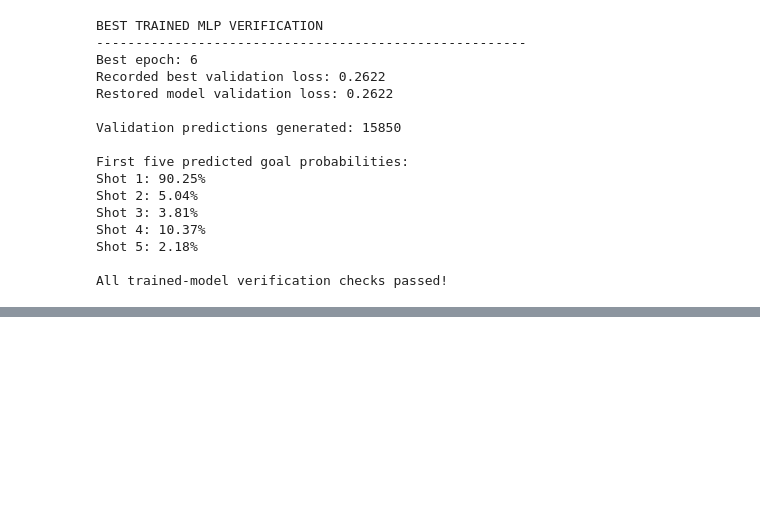
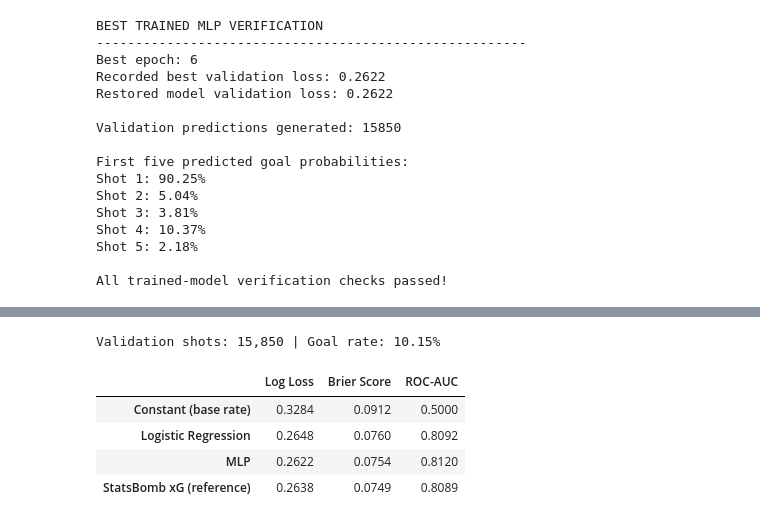
Before and after one commit to Nievethan/OnTarget, a Jupyter notebook: OnTarget_training.ipynb, the cells around one changed output, grey strips where cells are left out. Drawn from its saved outputs; the diff is of its cells as text; code cells hidden in the pictures; blank space fills up the shorter version.

```diff
--- a/OnTarget_training.ipynb
+++ b/OnTarget_training.ipynb
@@ -2156,0 +2151,35 @@ All trained-model verification checks passed!
+# %%
+# ============================================================
+# 8.1 Compare Models on the Validation Set
+# ============================================================
+
+# StatsBomb's own xG for the same validation shots (reference only, never a feature).
+# X_val kept the original row labels from df, so .loc pulls the matching rows.
+statsbomb_val_probs = df.loc[X_val.index, "statsbomb_xg"].to_numpy()
+
+# Trivial baseline: predict the training goal rate for every shot.
+base_rate = y_train.mean()
+constant_val_probs = np.full(len(y_val), base_rate)
+
+# Run every model through the same metric function from section 5.4.
+models = {
+    "Constant (base rate)": constant_val_probs,
+    "Logistic Regression": logistic_val_probs,
+    "MLP": mlp_val_probs,
+    "StatsBomb xG (reference)": statsbomb_val_probs,
+}
+
+comparison = pd.DataFrame({
+    name: calculate_baseline_metrics(y_val, probs)
+    for name, probs in models.items()
+}).T
+
+print(f"Validation shots: {len(y_val):,} | Goal rate: {y_val.mean():.2%}")
+display(comparison.round(4))
+# %% [output]
+Validation shots: 15,850 | Goal rate: 10.15%
+|  | Log Loss | Brier Score | ROC-AUC |
+| Constant (base rate) | 0.3284 | 0.0912 | 0.5000 |
+| Logistic Regression | 0.2648 | 0.0760 | 0.8092 |
+| MLP | 0.2622 | 0.0754 | 0.8120 |
+| StatsBomb xG (reference) | 0.2638 | 0.0749 | 0.8089 |
```
Also changed, not shown: parts of 13 cells of this notebook, 2 other files.
